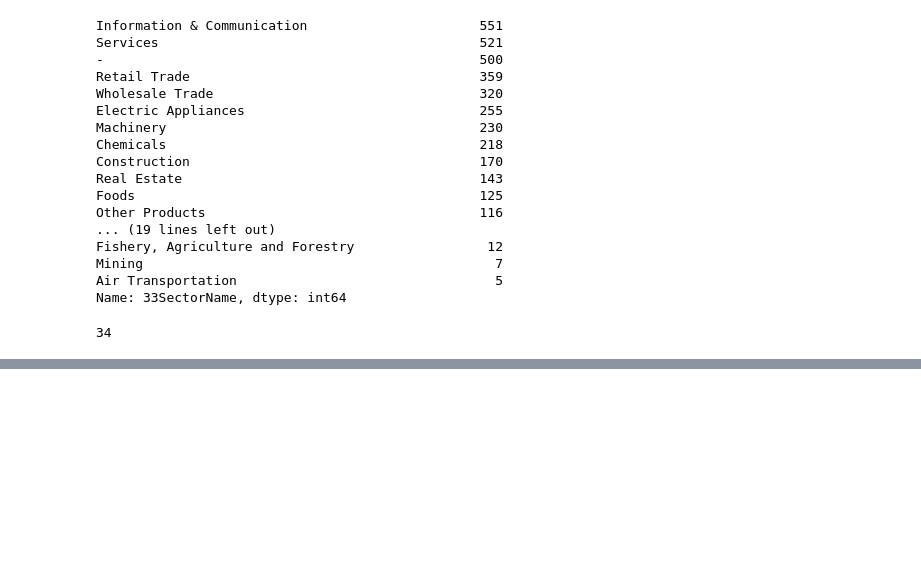
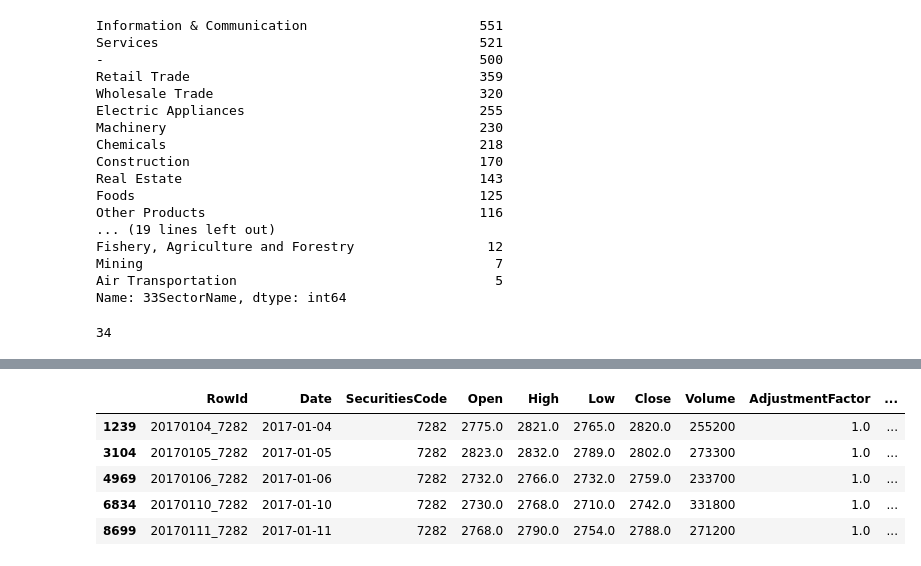
Before and after one commit to NimishLingesh/stock-prediction, a Jupyter notebook: Nimish Lingesh/data_exploration.ipynb, the cells around one changed output, grey strips where cells are left out. Drawn from its saved outputs; the diff is of its cells as text; code cells hidden in the pictures; blank space fills up the shorter version.

```diff
--- a/Nimish Lingesh/data_exploration.ipynb
+++ b/Nimish Lingesh/data_exploration.ipynb
@@ -116,0 +183,12 @@ len(df['33SectorName'].value_counts())
+# %%
+# Analysing one of the stock - Nextgen,Inc : SecurityCode 7282
+toyoda = stock_prices[stock_prices['SecuritiesCode'] == 7282]
+# %%
+toyoda.head()
+# %% [output]
+|  | RowId | Date | SecuritiesCode | Open | High | Low | Close | Volume | AdjustmentFactor | ... |
+| 1239 | 20170104_7282 | 2017-01-04 | 7282 | 2775.0 | 2821.0 | 2765.0 | 2820.0 | 255200 | 1.0 | ... |
+| 3104 | 20170105_7282 | 2017-01-05 | 7282 | 2823.0 | 2832.0 | 2789.0 | 2802.0 | 273300 | 1.0 | ... |
+| 4969 | 20170106_7282 | 2017-01-06 | 7282 | 2732.0 | 2766.0 | 2732.0 | 2759.0 | 233700 | 1.0 | ... |
+| 6834 | 20170110_7282 | 2017-01-10 | 7282 | 2730.0 | 2768.0 | 2710.0 | 2742.0 | 331800 | 1.0 | ... |
+| 8699 | 20170111_7282 | 2017-01-11 | 7282 | 2768.0 | 2790.0 | 2754.0 | 2788.0 | 271200 | 1.0 | ... |
```
Also changed, not shown: parts of 10 cells of this notebook, 1 other file.
